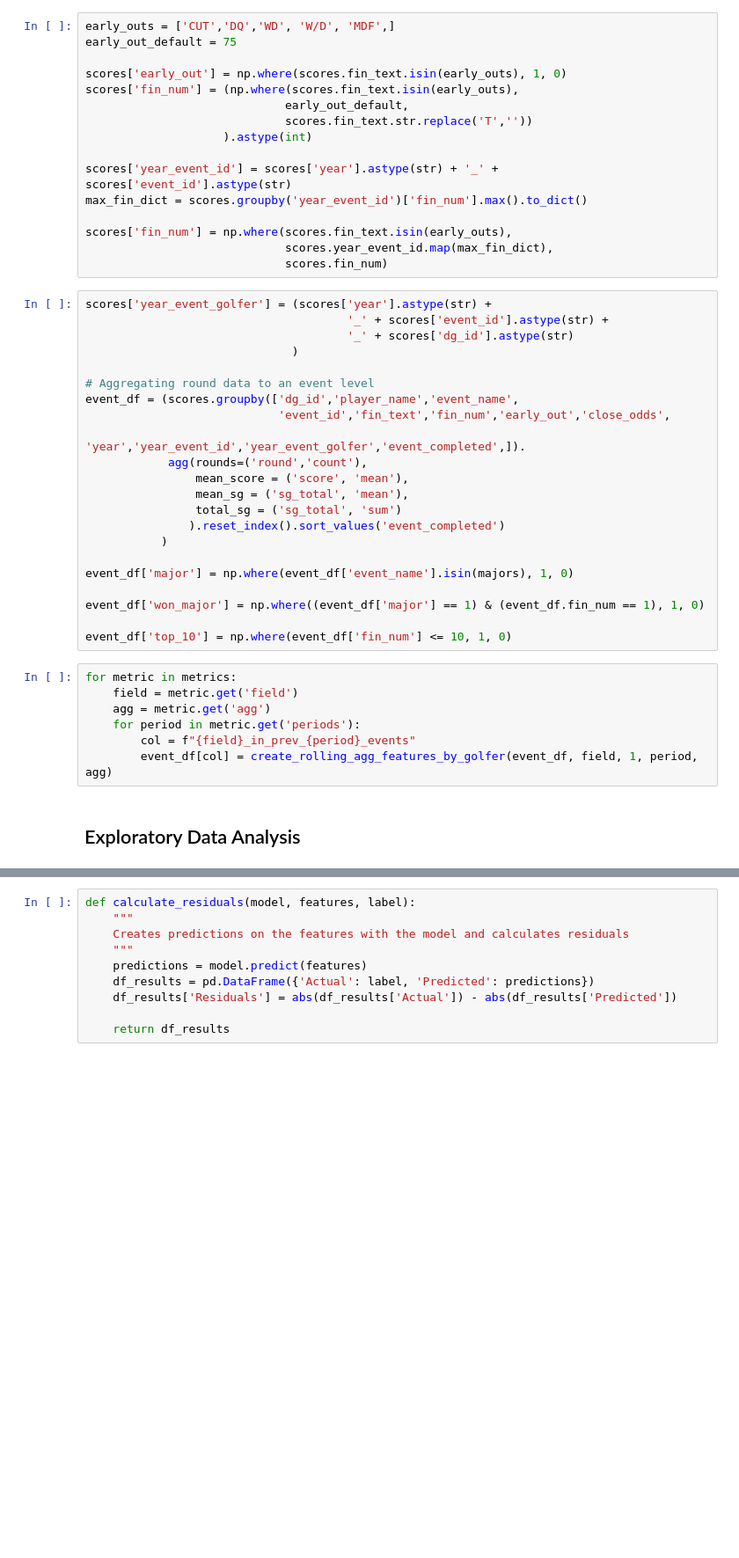
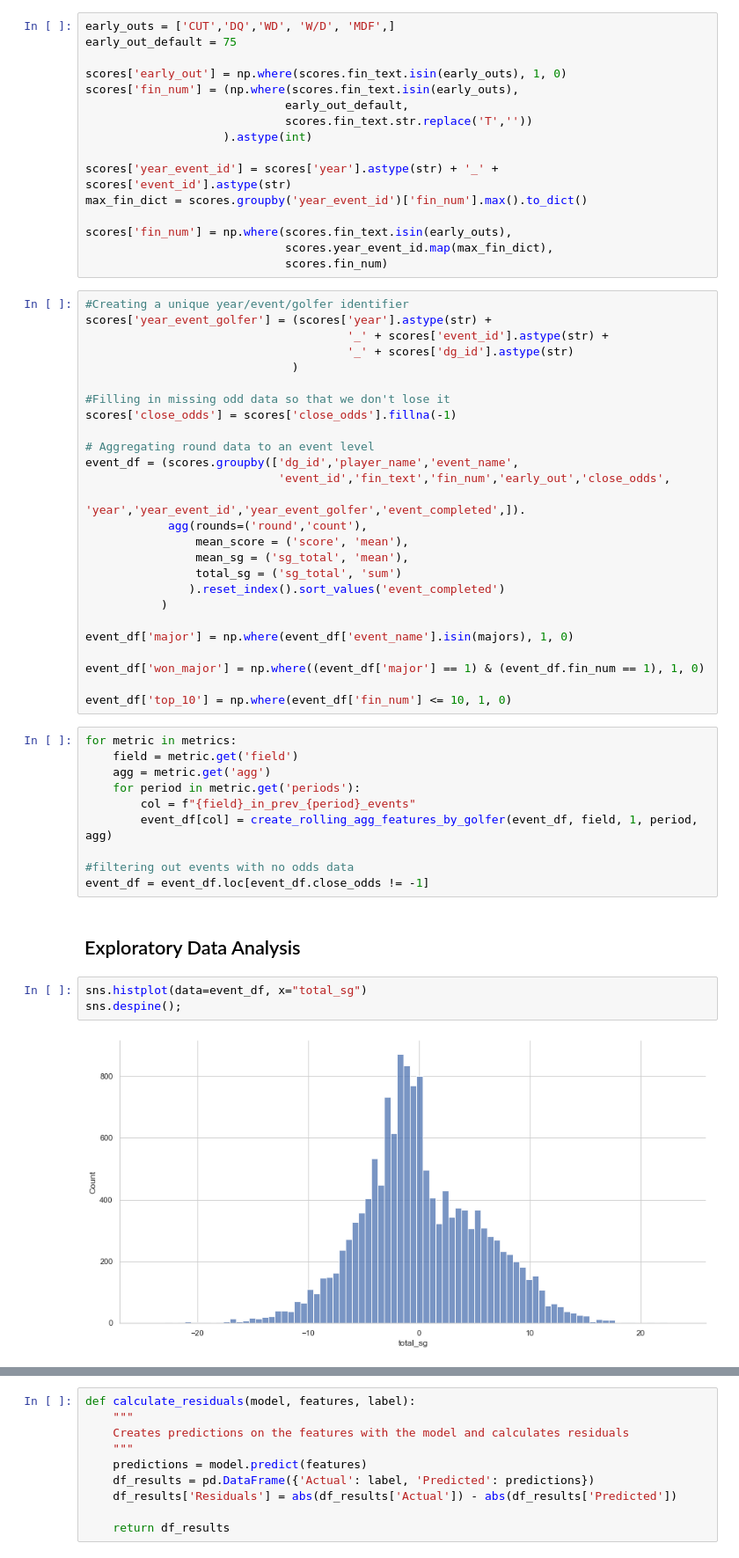
Before and after one commit to mtodisco10/data-golf, a Jupyter notebook: notebooks/Feature Eng & Training.ipynb, the cells around one changed output, grey strips where cells are left out. Shown: that part at 88% size. Saved outputs shown, nothing was run; the diff lists cells and outputs as text; blank space fills up the shorter version.

```diff
--- a/notebooks/Feature Eng & Training.ipynb
+++ b/notebooks/Feature Eng & Training.ipynb
@@ -36,10 +51,14 @@ scores['fin_num'] = np.where(scores.fin_text.isin(early_outs),
                              scores.year_event_id.map(max_fin_dict),
                              scores.fin_num)
 # %%
+#Creating a unique year/event/golfer identifier
 scores['year_event_golfer'] = (scores['year'].astype(str) +
                                       '_' + scores['event_id'].astype(str) +
                                       '_' + scores['dg_id'].astype(str)
                               )
+
+#Filling in missing odd data so that we don't lose it
+scores['close_odds'] = scores['close_odds'].fillna(-1)
 
 # Aggregating round data to an event level
 event_df = (scores.groupby(['dg_id','player_name','event_name',
@@ -64,8 +83,16 @@ for metric in metrics:
     for period in metric.get('periods'):
         col = f"{field}_in_prev_{period}_events"
         event_df[col] = create_rolling_agg_features_by_golfer(event_df, field, 1, period, agg)
+
+#filtering out events with no odds data
+event_df = event_df.loc[event_df.close_odds != -1]
 # %% [markdown]
 ## Exploratory Data Analysis
+# %%
+sns.histplot(data=event_df, x="total_sg")
+sns.despine();
+# %% [output]
+[figure, added]
 # %%
 event_df[feat_cols + [target_col]].corr().loc[target_col]
 # %% [output]
```
Also changed, not shown: parts of 38 cells of this notebook, 3 other files.
